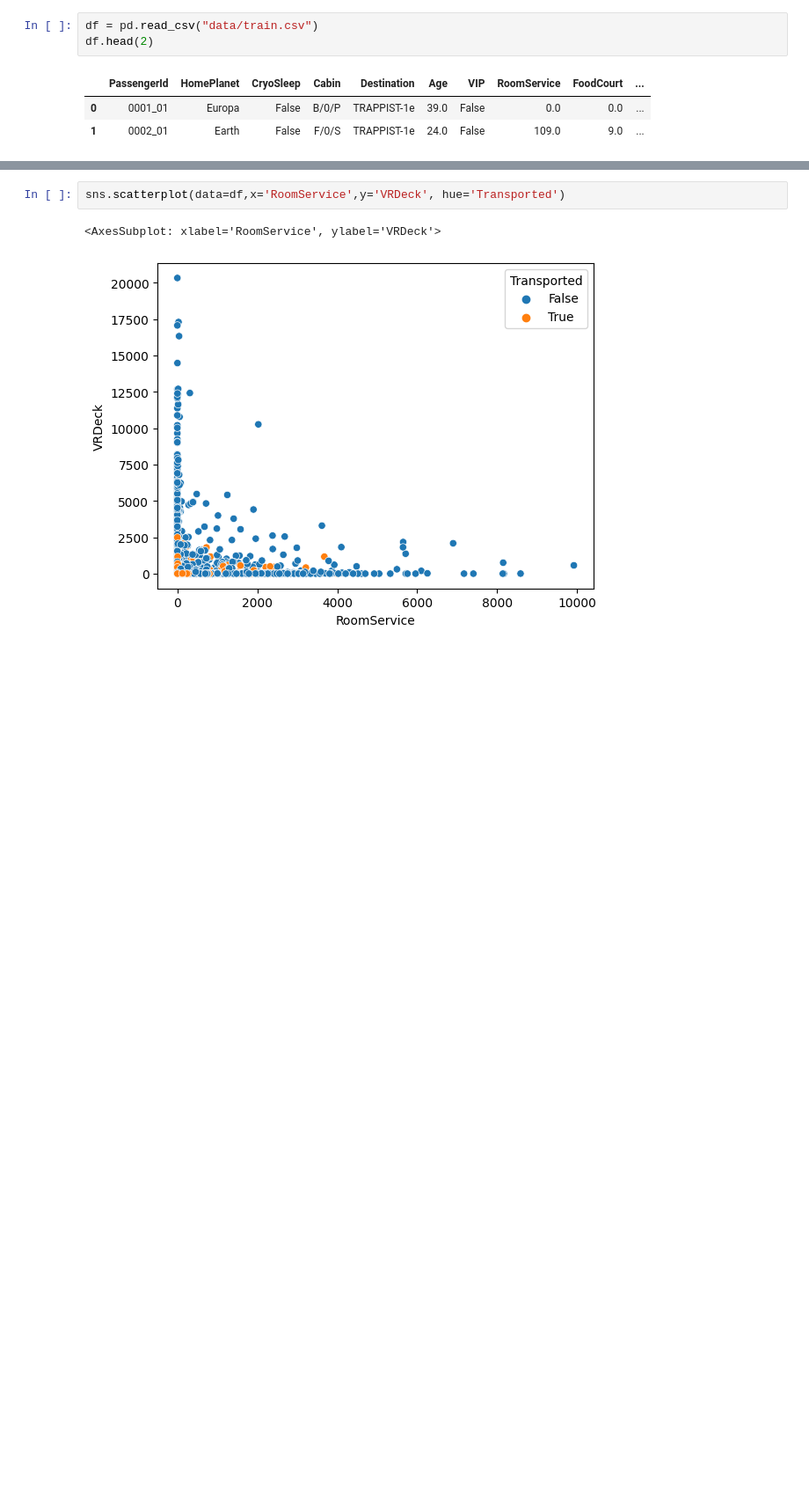
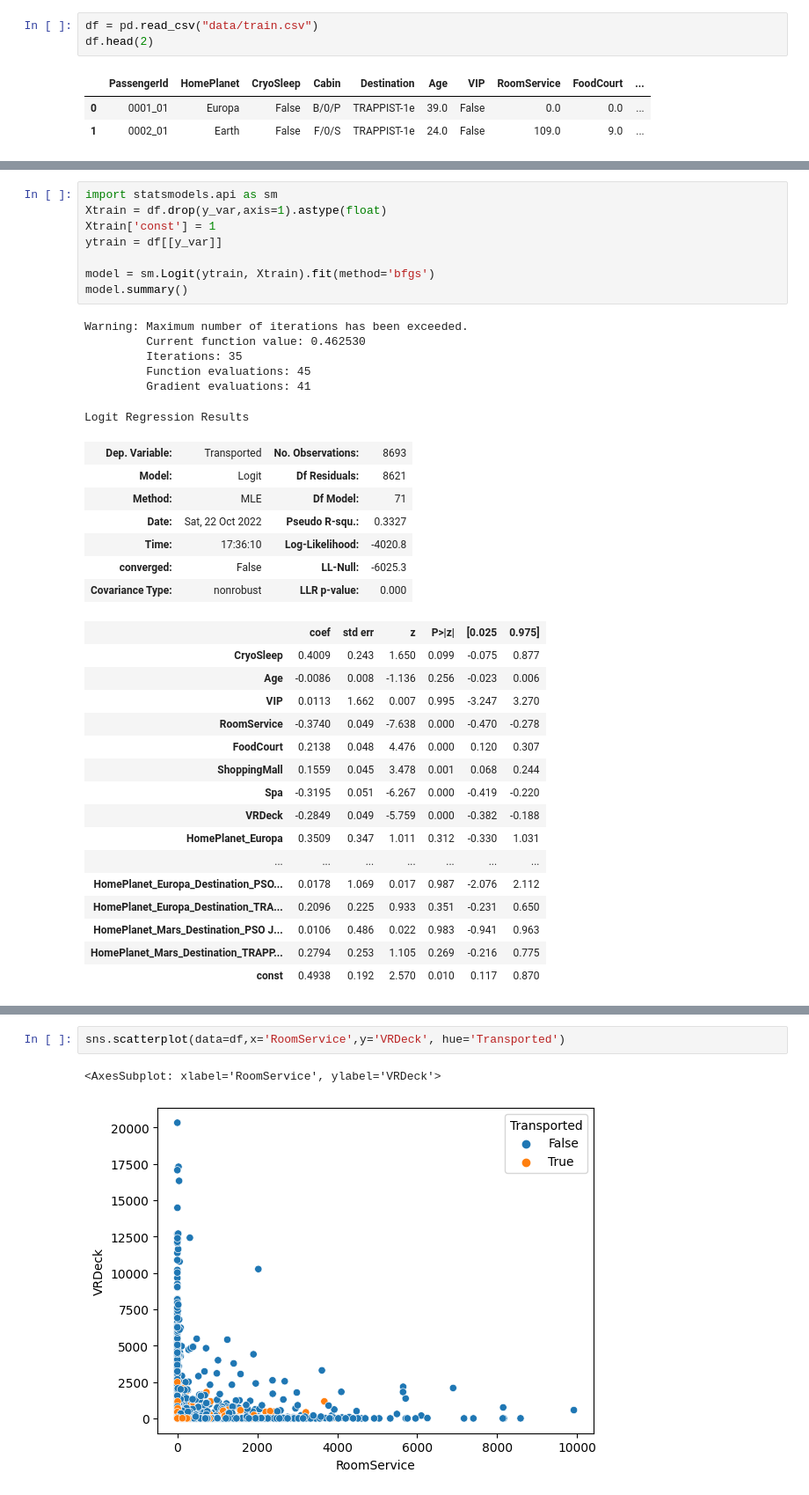
Before and after one commit to kisukegremory/Kaggle, a Jupyter notebook: Spaceship Titanic/Main.ipynb, the cells around one changed output, grey strips where cells are left out. Shown: that part at 88% size. Drawn from its saved outputs; the diff is of its cells as text; blank space fills up the shorter version.

```diff
--- a/Spaceship Titanic/Main.ipynb
+++ b/Spaceship Titanic/Main.ipynb
@@ -15,0 +166,38 @@ df = df.dropna()
+# %%
+import statsmodels.api as sm
+Xtrain = df.drop(y_var,axis=1).astype(float)
+Xtrain['const'] = 1
+ytrain = df[[y_var]]
+
+model = sm.Logit(ytrain, Xtrain).fit(method='bfgs')
+model.summary()
+# %% [output]
+Warning: Maximum number of iterations has been exceeded.
+         Current function value: 0.462530
+         Iterations: 35
+         Function evaluations: 45
+         Gradient evaluations: 41
+Logit Regression Results
+| Dep. Variable: | Transported | No. Observations: | 8693 |
+| Model: | Logit | Df Residuals: | 8621 |
+| Method: | MLE | Df Model: | 71 |
+| Date: | Sat, 22 Oct 2022 | Pseudo R-squ.: | 0.3327 |
+| Time: | 17:36:10 | Log-Likelihood: | -4020.8 |
+| converged: | False | LL-Null: | -6025.3 |
+| Covariance Type: | nonrobust | LLR p-value: | 0.000 |
+|  | coef | std err | z | P>|z| | [0.025 | 0.975] |
+| CryoSleep | 0.4009 | 0.243 | 1.650 | 0.099 | -0.075 | 0.877 |
+| Age | -0.0086 | 0.008 | -1.136 | 0.256 | -0.023 | 0.006 |
+| VIP | 0.0113 | 1.662 | 0.007 | 0.995 | -3.247 | 3.270 |
+| RoomService | -0.3740 | 0.049 | -7.638 | 0.000 | -0.470 | -0.278 |
+| FoodCourt | 0.2138 | 0.048 | 4.476 | 0.000 | 0.120 | 0.307 |
+| ShoppingMall | 0.1559 | 0.045 | 3.478 | 0.001 | 0.068 | 0.244 |
+| Spa | -0.3195 | 0.051 | -6.267 | 0.000 | -0.419 | -0.220 |
+| VRDeck | -0.2849 | 0.049 | -5.759 | 0.000 | -0.382 | -0.188 |
+| HomePlanet_Europa | 0.3509 | 0.347 | 1.011 | 0.312 | -0.330 | 1.031 |
+| ... | ... | ... | ... | ... | ... | ... |
+| HomePlanet_Europa_Destination_PSO... | 0.0178 | 1.069 | 0.017 | 0.987 | -2.076 | 2.112 |
+| HomePlanet_Europa_Destination_TRA... | 0.2096 | 0.225 | 0.933 | 0.351 | -0.231 | 0.650 |
+| HomePlanet_Mars_Destination_PSO J... | 0.0106 | 0.486 | 0.022 | 0.983 | -0.941 | 0.963 |
+| HomePlanet_Mars_Destination_TRAPP... | 0.2794 | 0.253 | 1.105 | 0.269 | -0.216 | 0.775 |
+| const | 0.4938 | 0.192 | 2.570 | 0.010 | 0.117 | 0.870 |
```
Also changed, not shown: parts of 30 cells of this notebook, 3 other files.
